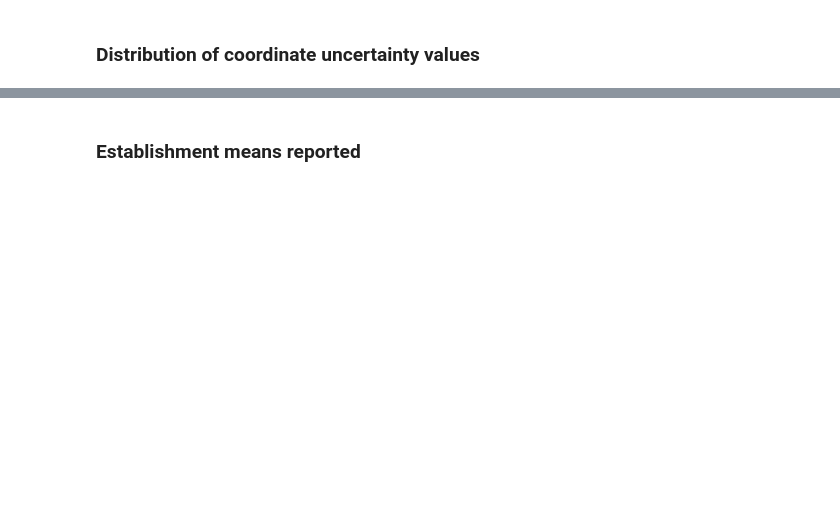
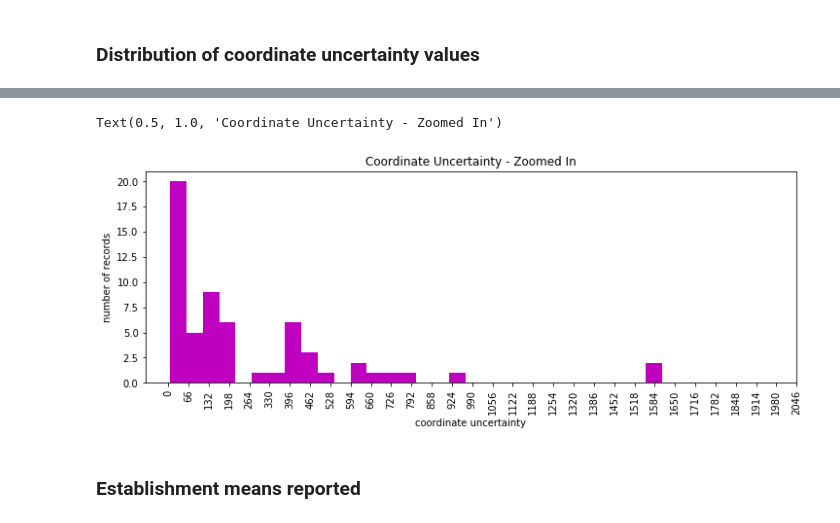
Before and after one commit to mjrubino/GAP-Habitat-Map-Assessment, a Jupyter notebook: Occurrence-Record-Report.ipynb, the cells around one changed output, grey strips where cells are left out. Cells and saved outputs as stored; diff of their text form; code cells hidden in the pictures; blank space fills up the shorter version.

```diff
--- a/Occurrence-Record-Report.ipynb
+++ b/Occurrence-Record-Report.ipynb
@@ -278,12 +371,15 @@ plt.title("Coordinate Uncertainty")
 # %%
 rng_max = 2000
 occ_cert2 = [x for x in occ_cert if x <= rng_max]
 plt.figure(figsize=(12,4))
 plt.hist(occ_cert2, bins=30, color="m", align='mid')
 plt.xticks(range(0, rng_max + 100, int(rng_max/30.)), rotation=90)
 plt.ylabel("number of records")
 plt.xlabel("coordinate uncertainty")
-plt.title("Coordinate Uncertainty")
+plt.title("Coordinate Uncertainty - Zoomed In")
+# %% [output]
+Text(0.5, 1.0, 'Coordinate Uncertainty - Zoomed In')
+[figure, added]
 # %% [markdown]
 ### Establishment means reported
 # %%
```
Also changed, not shown: parts of 41 cells of this notebook.
